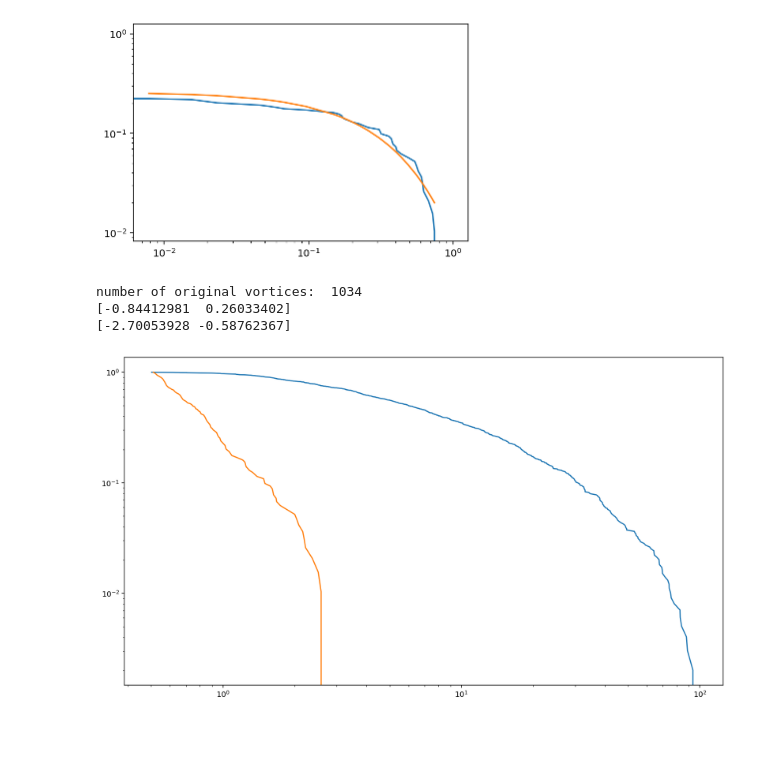
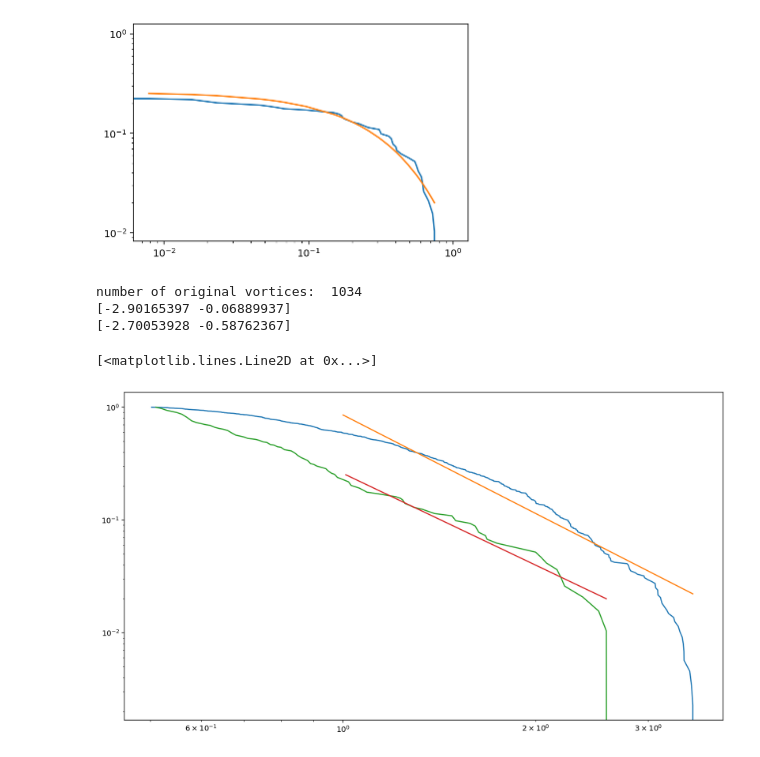
Before and after one commit to BoiseStatePlanetary/Recovering-Martian-Dust-Devil-Population, a Jupyter notebook: code/Comparing to Others' Detections.ipynb, the cells around one changed output. Saved outputs shown, nothing was run; the diff lists cells and outputs as text; code cells hidden in the pictures.

Commit message:
Exploring the influence of advective wind speeds on Delta P

```diff
--- a/code/Comparing to Others' Detections.ipynb
+++ b/code/Comparing to Others' Detections.ipynb
@@ -226,51 +228,55 @@ plt.loglog(Ellehoj_bins[ind]/np.max(Ellehoj_bins), 10.**(np.polyval(coeffs, Elle
 [<matplotlib.lines.Line2D at 0x...>]
 [figure]
 # %%
-# Ellehoj's population falls off much more steeply as Delta P increases.
-
 def line(x, m, b):
     return m*x + b
 
 Gamma_min = 0.5
 Gamma_max = 100
-P_min = 0.1
+# P_min = 0.1
+
+# Raising to match up with Ellehoj's cut-off
+P_min = 0.5
+P_max = np.max(10.**Ellehoj_bins)
 
 filename = "all_vortices.csv"
 data = np.genfromtxt(filename, delimiter=',', names=True)
 
 print("number of original vortices: ", len(data))
 
 fig = plt.figure(figsize=(8*aspect_ratio, 8))
 ax = fig.add_subplot(111)
 
 # Toss the ones at either end
-ind = (data['Gamma'] > Gamma_min) & (data['Gamma'] < Gamma_max) & (data['DeltaP'] > P_min)
-x = np.log10(data['Gamma'][ind])
+ind = (data['Gamma'] > Gamma_min) & (data['Gamma'] < Gamma_max) & (data['DeltaP'] > P_min)\
+    & (data['DeltaP'] < P_max)
+x = np.log10(data['DeltaP'][ind])
 
 ind = np.argsort(x)
 our_bins = np.unique(x[ind])
 
 our_hst, _ = np.histogram(x, bins=np.unique([-np.inf, *our_bins]))
 our_cum_hst = len(x) - np.cumsum(our_hst)
+
+# Fractional cumulative histogram
 our_cum_hst = our_cum_hst / len(x)
 
-# our_x = (our_bins - np.min(our_bins))/(np.max(our_bins) - np.min(our_bins))
 our_x = our_bins
 plt.loglog(10**our_x, our_cum_hst)
 ind = (our_bins > 0.) & (our_cum_hst > 0)
 coeffs = np.polyfit(our_x[ind], np.log10(our_cum_hst[ind]), 1)
 print(coeffs)
-# plt.semilogy(our_bins[ind], 10.**(np.polyval(coeffs, our_bins[ind])))
+plt.loglog(10**our_x[ind], 10.**(np.polyval(coeffs, our_bins[ind])))
 
-# Ellehoj_x = (Ellehoj_bins - np.min(Ellehoj_bins))/(np.max(Ellehoj_bins) - np.min(Ellehoj_bins))
 Ellehoj_x = Ellehoj_bins
 plt.loglog(10**Ellehoj_x, Ellehoj_cum_hst)
 ind = (Ellehoj_bins > 0.) & (Ellehoj_cum_hst > 0)
 coeffs = np.polyfit(Ellehoj_x[ind], np.log10(Ellehoj_cum_hst[ind]), 1)
 print(coeffs)
-# plt.semilogy(Ellehoj_bins[ind], 10.**(np.polyval(coeffs, Ellehoj_bins[ind])))
+plt.loglog(10**Ellehoj_x[ind], 10.**(np.polyval(coeffs, Ellehoj_bins[ind])))
 # %% [output]
 number of original vortices:  1034
-[-0.84412981  0.26033402]
+[-2.90165397 -0.06889937]
 [-2.70053928 -0.58762367]
+[<matplotlib.lines.Line2D at 0x...>]
-[figure, old version]
+[figure, new version]
```
Also changed, not shown: parts of 1 cell of this notebook, 3 other files.
